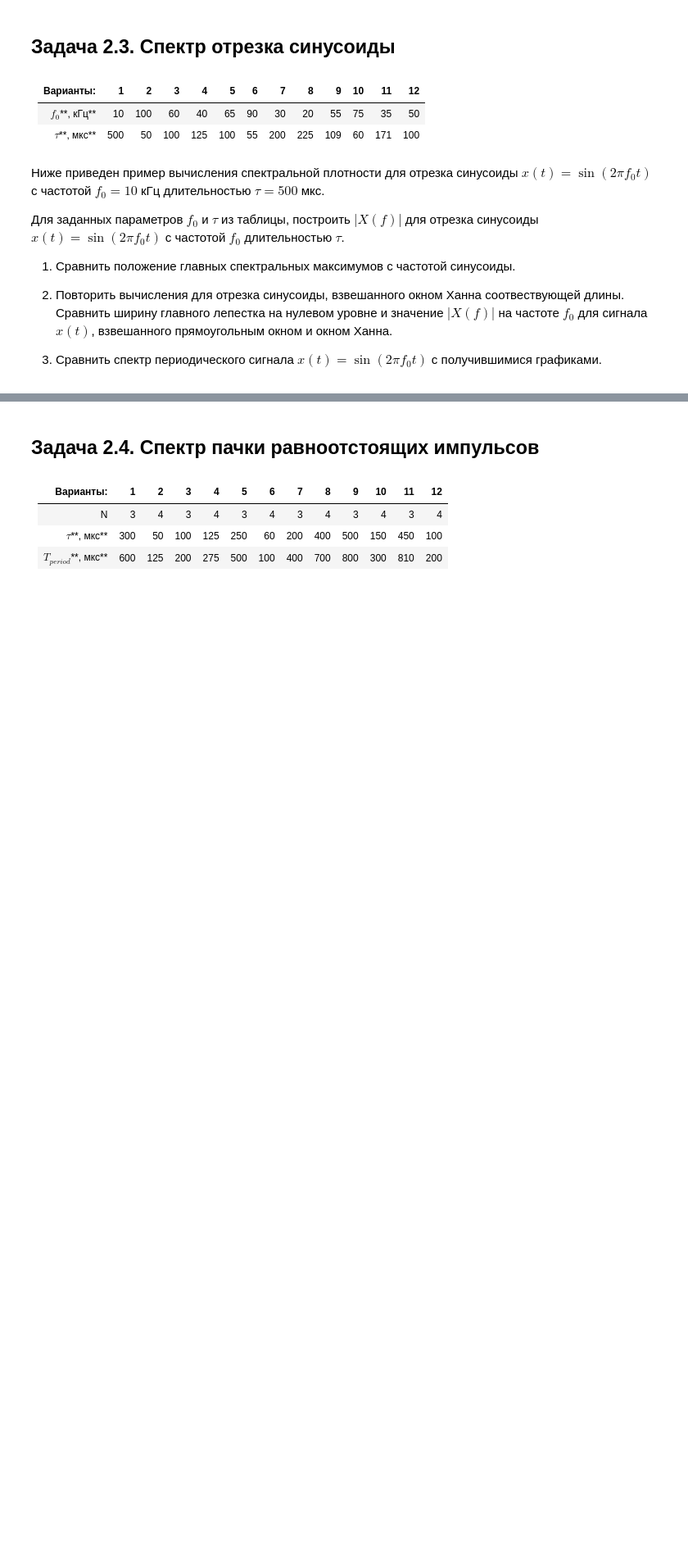
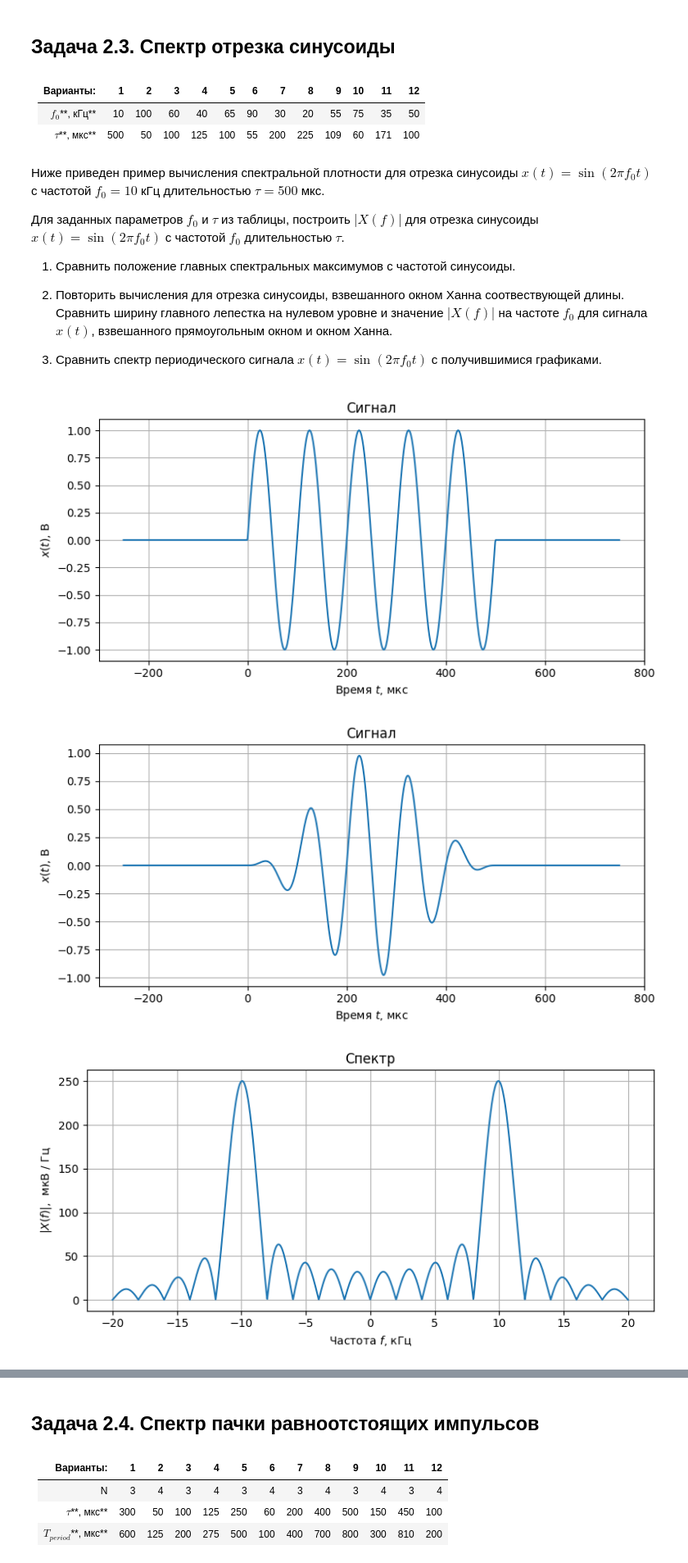
Before and after one commit to abramov-de/MIPT_RadioPhys, a Jupyter notebook: Lab1_proc.ipynb, the cells around one changed output, grey strips where cells are left out. Shown at 82% size. Saved outputs shown, nothing was run; the diff lists cells and outputs as text; code cells hidden in the pictures; blank space fills up the shorter version.

```diff
--- a/Lab1_proc.ipynb
+++ b/Lab1_proc.ipynb
@@ -475,30 +507,60 @@ plt.grid()
 f0=10*1e3       # 10 кГц
 tau=500*1e-6    # 500 мкс
 
 def sin_with_boxcar(t, tau):
     if 0<=t<=tau:
         # случай прямоугольного окна
         return np.sin(2*np.pi*f0*t)
         # случай окна Ханна
         # return np.sin(2*np.pi*f0*t) * (0.5+0.5*np.cos(np.pi*(t-tau/2)/(tau/2)))
+    else:
+        return 0.0
+
+
+def Hann(t, tau):
+    if 0<=t<=tau:
+        # случай прямоугольного окна
+        #return np.sin(2*np.pi*f0*t)
+        # случай окна Ханна
+        return np.sin(2*np.pi*f0*t) * (0.5+0.5*np.cos(np.pi*(t-tau/2)/(tau/2)))
     else:
         return 0.0
 
 f_band=np.linspace(-2*f0, 2*f0, 2000)
 
 t_band=np.linspace(-0.5*tau, 1.5*tau, 1024)
 plt.figure(figsize=[8, 4])
 plt.plot(t_band*1e6, [sin_with_boxcar(t, tau) for t in t_band])
 plt.title("Сигнал")
 plt.xlabel("Время $t$, мкс")
 plt.ylabel("$x(t)$, В")
 plt.tight_layout()
 plt.grid()
 
 plt.figure(figsize=[8, 4])
+plt.plot(t_band*1e6, [Hann(t, tau) for t in t_band])
+plt.title("Сигнал")
+plt.xlabel("Время $t$, мкс")
+plt.ylabel("$x(t)$, В")
+plt.tight_layout()
+plt.grid()
+
+plt.figure(figsize=[8, 4])
 plt.plot(f_band/1e3, fourier_transform(signal=sin_with_boxcar, f_band=f_band, tau=tau, t1=-2*tau, t2=2*tau, res_type="abs")*1e6)
 plt.title("Спектр")
 plt.xlabel("Частота $f$, кГц")
 plt.ylabel("$|X(f)|$,  мкВ / Гц")
 plt.tight_layout()
 plt.grid()
+
+plt.figure(figsize=[8, 4])
+plt.plot(f_band/1e3, fourier_transform(signal=Hann, f_band=f_band, tau=tau, t1=-2*tau, t2=2*tau, res_type="abs")*1e6)
+plt.title("Спектр")
+plt.xlabel("Частота $f$, кГц")
+plt.ylabel("$|X(f)|$,  мкВ / Гц")
+plt.tight_layout()
+plt.grid()
+# %% [output]
+[figure, added]
+[figure, added]
+[figure, added]
```
Also changed, not shown: parts of 3 cells of this notebook.
